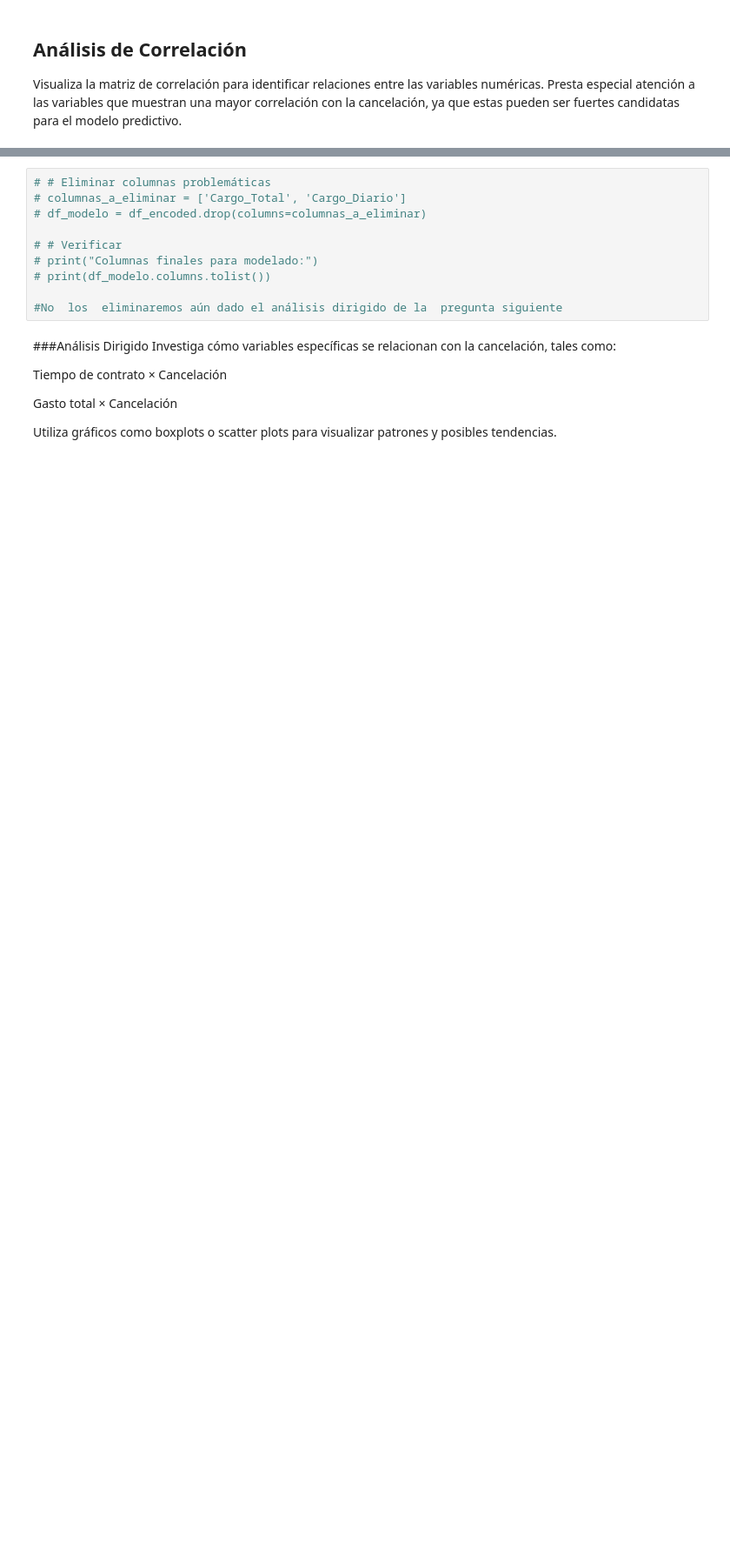
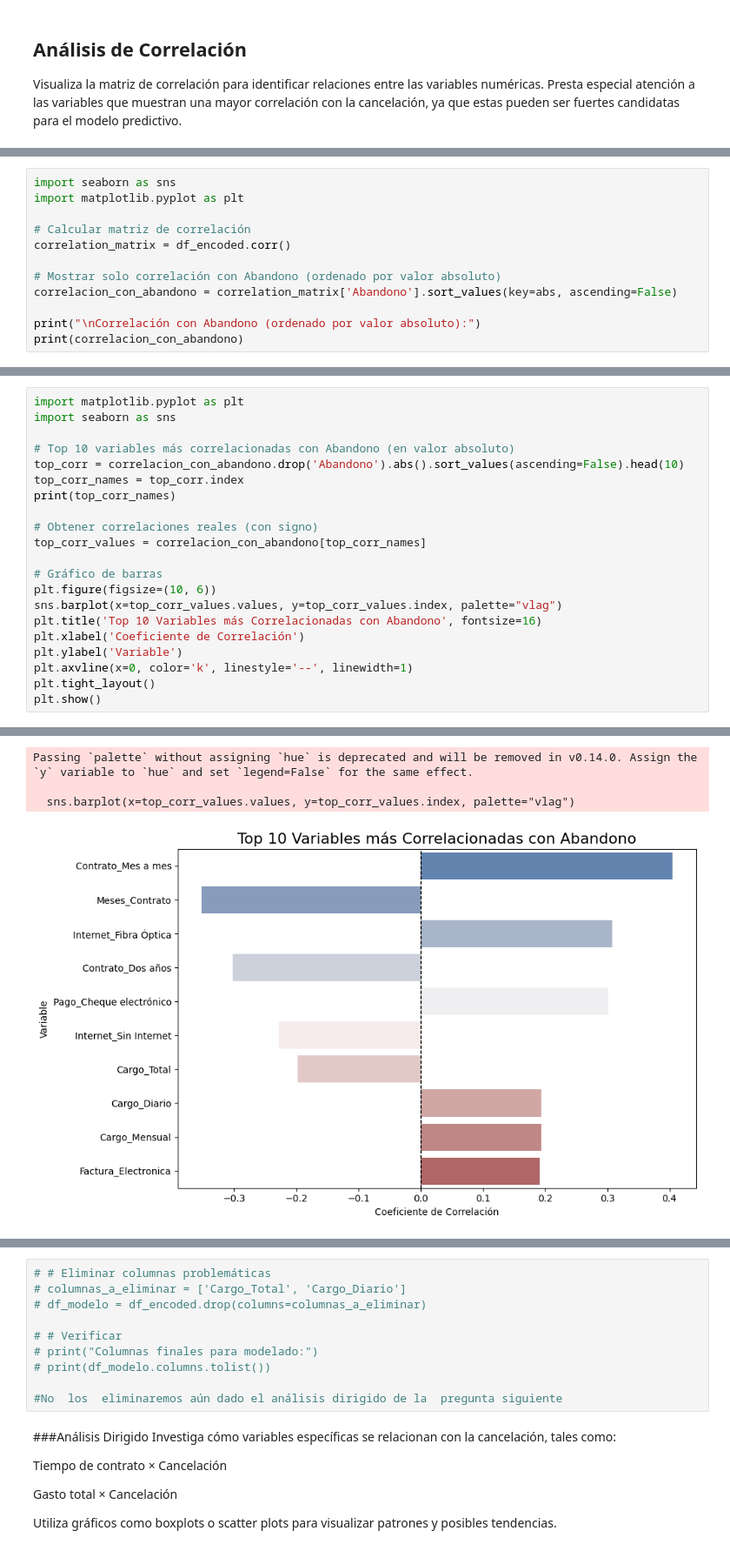
Before and after one commit to AenimaLabs/TelecomX2, a Jupyter notebook: TelecomX2.ipynb, the cells around one changed output, grey strips where cells are left out. Shown at 87% size. Drawn from its saved outputs; the diff is of its cells as text; blank space fills up the shorter version.

```diff
--- a/TelecomX2.ipynb
+++ b/TelecomX2.ipynb
@@ -189,0 +244,12 @@ Columnas numéricas disponibles:
+# %%
+import seaborn as sns
+import matplotlib.pyplot as plt
+
+# Calcular matriz de correlación
+correlation_matrix = df_encoded.corr()
+
+# Mostrar solo correlación con Abandono (ordenado por valor absoluto)
+correlacion_con_abandono = correlation_matrix['Abandono'].sort_values(key=abs, ascending=False)
+
+print("\nCorrelación con Abandono (ordenado por valor absoluto):")
+print(correlacion_con_abandono)
@@ -189,0 +306,22 @@ Columnas numéricas disponibles:
+# %%
+import matplotlib.pyplot as plt
+import seaborn as sns
+
+# Top 10 variables más correlacionadas con Abandono (en valor absoluto)
+top_corr = correlacion_con_abandono.drop('Abandono').abs().sort_values(ascending=False).head(10)
+top_corr_names = top_corr.index
+print(top_corr_names)
+
+# Obtener correlaciones reales (con signo)
+top_corr_values = correlacion_con_abandono[top_corr_names]
+
+# Gráfico de barras
+plt.figure(figsize=(10, 6))
+sns.barplot(x=top_corr_values.values, y=top_corr_values.index, palette="vlag")
+plt.title('Top 10 Variables más Correlacionadas con Abandono', fontsize=16)
+plt.xlabel('Coeficiente de Correlación')
+plt.ylabel('Variable')
+plt.axvline(x=0, color='k', linestyle='--', linewidth=1)
+plt.tight_layout()
+plt.show()
+# %% [output]
@@ -190,3 +332,7 @@ Columnas numéricas disponibles:
+Passing `palette` without assigning `hue` is deprecated and will be removed in v0.14.0. Assign the `y` variable to `hue` and set `legend=False` for the same effect.
+
+  sns.barplot(x=top_corr_values.values, y=top_corr_values.index, palette="vlag")
+[figure, added]
 # %%
 # Calcular matriz de correlación
 correlation_matrix = df_numeric.corr()
```
Also changed, not shown: parts of 12 cells of this notebook.
